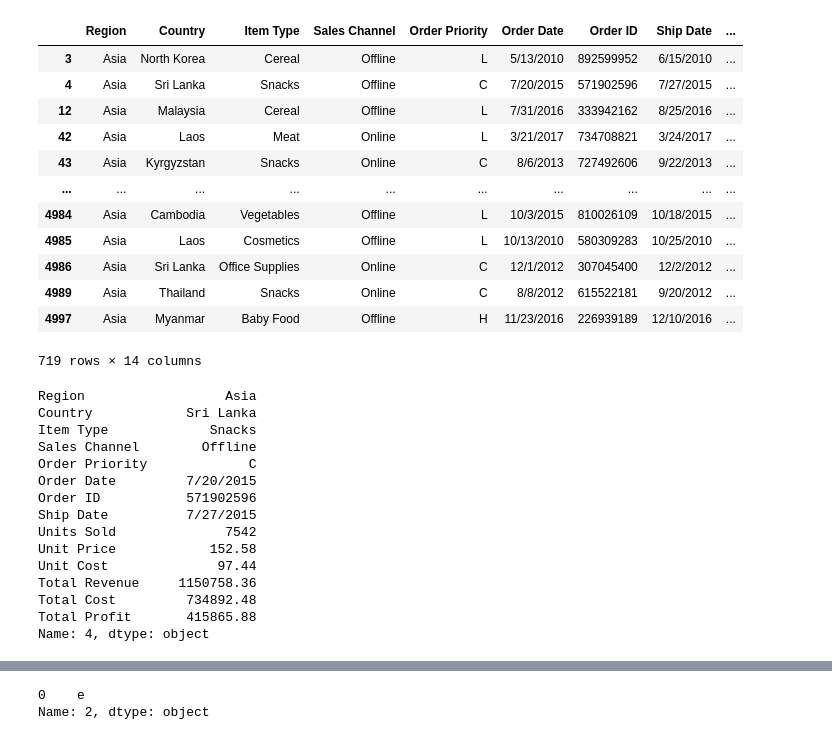
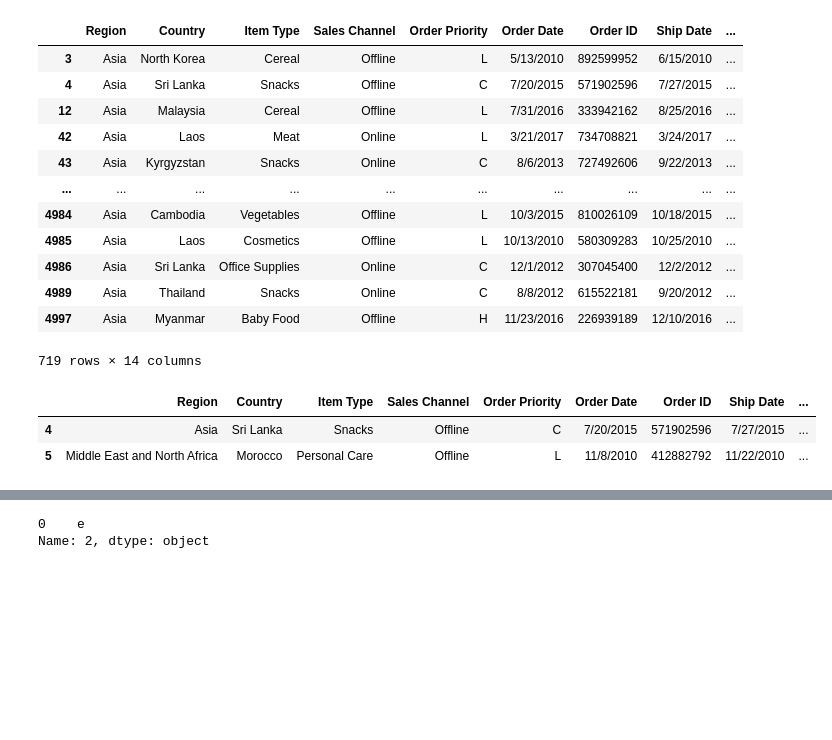
Before and after one commit to anhmaiusa/AnhMai, a Jupyter notebook: Python_for_Accountant.ipynb, the cells around one changed output, grey strips where cells are left out. Cells and saved outputs as stored; diff of their text form; code cells hidden in the pictures; blank space fills up the shorter version.

```diff
--- a/Python_for_Accountant.ipynb
+++ b/Python_for_Accountant.ipynb
@@ -118,24 +118,12 @@ df.loc[df['Region'] == 'Asia']
 | 4989 | Asia | Thailand | Snacks | Online | C | 8/8/2012 | 615522181 | 9/20/2012 | ... |
 | 4997 | Asia | Myanmar | Baby Food | Offline | H | 11/23/2016 | 226939189 | 12/10/2016 | ... |
 719 rows × 14 columns
-# %%
-df.loc[4]
-# %% [output]
-Region                  Asia
-Country            Sri Lanka
-Item Type             Snacks
-Sales Channel        Offline
-Order Priority             C
-Order Date         7/20/2015
-Order ID           571902596
-Ship Date          7/27/2015
-Units Sold              7542
-Unit Price            152.58
-Unit Cost              97.44
-Total Revenue     1150758.36
-Total Cost         734892.48
-Total Profit       415865.88
-Name: 4, dtype: object
+# %%
+df.loc[4:5] #select the rows from index 4 to 5, if just 4 then [4] only
+# %% [output]
+|  | Region | Country | Item Type | Sales Channel | Order Priority | Order Date | Order ID | Ship Date | ... |
+| 4 | Asia | Sri Lanka | Snacks | Offline | C | 7/20/2015 | 571902596 | 7/27/2015 | ... |
+| 5 | Middle East and North Africa | Morocco | Personal Care | Offline | L | 11/8/2010 | 412882792 | 11/22/2010 | ... |
 # %%
 from pandas._libs import index
 abc_list = [ 'a','b','c','d','e','f','g']
```
Also changed, not shown: parts of 5 cells of this notebook.
